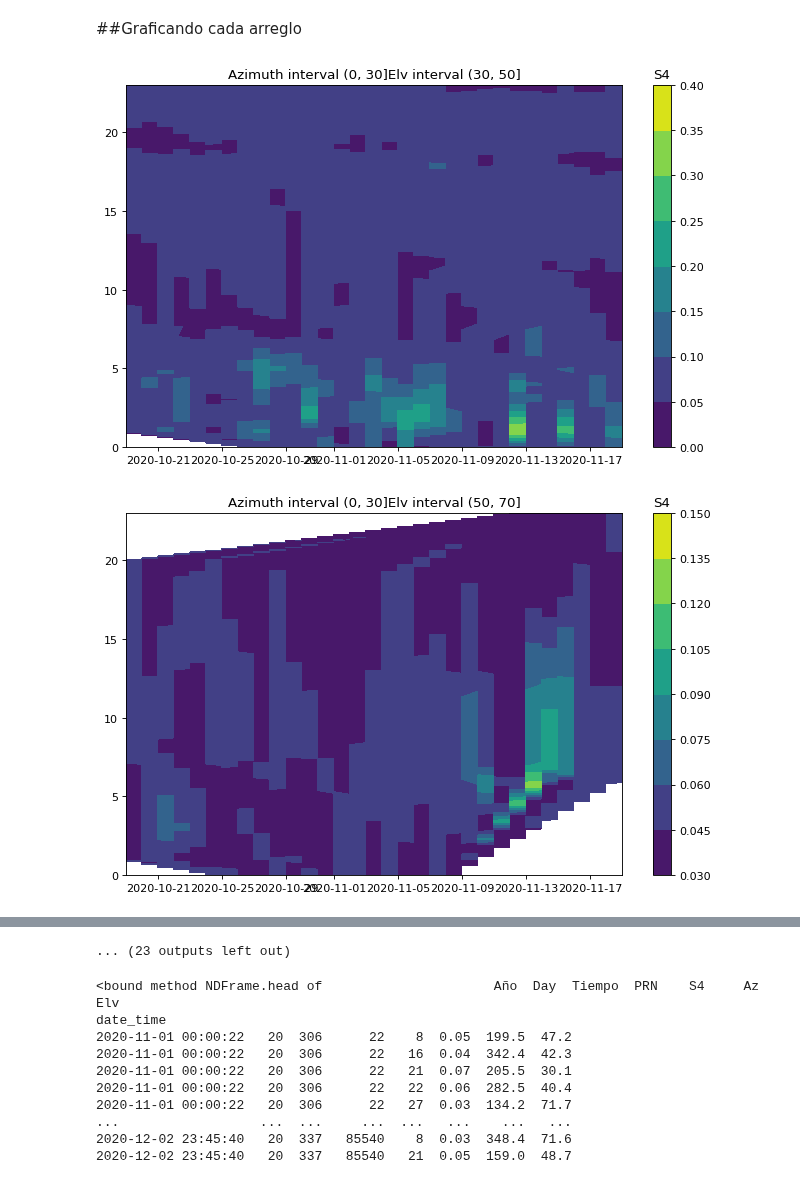
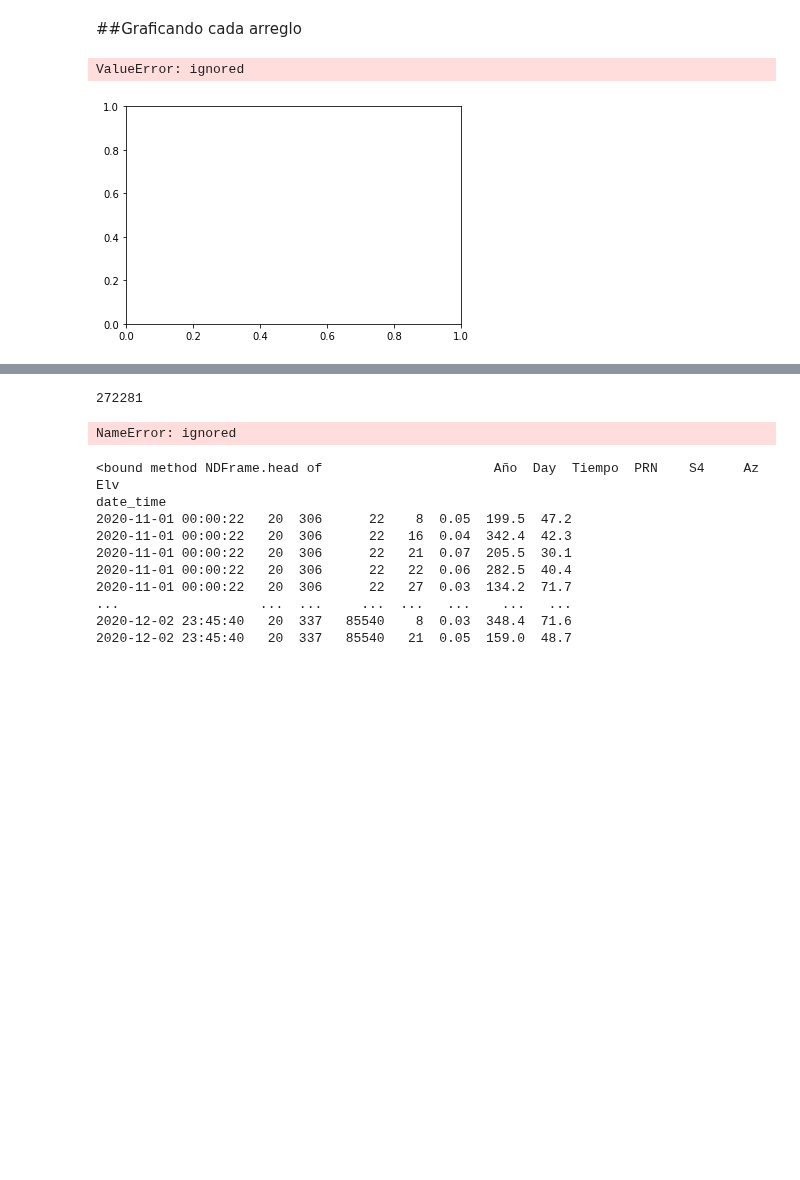
Before and after one commit to georgesteve/Research-Assitant-ML-ROJ, a Jupyter notebook: Grafico_de_S4_heatmap.ipynb, the cells around one changed output, grey strips where cells are left out. Cells and saved outputs as stored; diff of their text form; code cells hidden in the pictures; blank space fills up the shorter version.

```diff
--- a/Grafico_de_S4_heatmap.ipynb
+++ b/Grafico_de_S4_heatmap.ipynb
@@ -98,34 +98,47 @@ from matplotlib.pyplot import figure
 
 
 
 def plot_S4_hour_day(df,i):
   figure(num=None, figsize=(10, 6), dpi=80, facecolor='w', edgecolor='k')
-  xi = np.linspace(df.index.to_julian_date().min(), df.index.to_julian_date().max(), 2000)
-  yi = np.linspace(df.index.hour.min(), df.index.hour.max(), 2000)
+  xi = np.linspace(df.index.to_julian_date().min(), df.index.to_julian_date().max(), 50)
+  yi = np.linspace(df.index.hour.min(), df.index.hour.max(), 50)
   zi = griddata((df.index.to_julian_date(),df.index.hour),df.S4,(xi[None,:],yi[:,None]),method='linear')
   xij = [jd2jcal(0,v) for v in xi]
   xid = [datetime(x[0],x[1],x[2]) for x in xij]
   plt.contourf(xid,yi,zi)
   plt.title(i)
   cbar=plt.colorbar()
   cbar.ax.set_title('S4', rotation=360)
   plt.show()
 
+def plot_S4_hour_day_2(df,i):
+  x = df.index.to_julian_date()
+  y = df.index.hour
+  z= df.S4
+  fig, ax = plt.subplots()
+  ax.pcolormesh(x, y, z)
+
+
+
+
 n = 366*24
 df=s4_clean
 #df["z"]=  s4.S4
 #df["x"] = s4.index.date
 #df["y"] = s4.index.day
+
+
+
 
 
 for i, d in m:
   n=d.groupby(pd.cut(d["Elv"], np.arange(30, 91, 20)))
   #m=s4_clean.groupby(pd.cut(s4_clean["Az"], np.arange(0, 361, 30)))
 
   for i1,d1 in n:
     if len(d1)!=0:
         label='Azimuth interval '+str(i)+'Elv interval '+str(i1)
         plot_S4_hour_day(d1,label)
 # %% [output]
+ValueError: ignored
-[figure, old version]
+[figure, new version]
-[figure, removed]
@@ -142,4 +145,24 @@ for i, d in m:
-... (23 outputs left out)
+# %%
+x = df.index.to_julian_date()
+y = df.index.hour
+l = min(len(x), len(y))
+print(l)
+
+X,Y = np.meshgrid(x,y)
+
+intn_array = np.zeros(x.shape)
+for i in range(l):
+    intn_array[i, i] =df.S4[i]
+z = intn_array
+
+fig, ax = plt.subplots()
+ax.pcolormesh(X, Y, z)
+# %% [output]
+272281
+# %%
+df.S4[0]
+# %% [output]
+NameError: ignored
 # %%
 df.head
 # %% [output]
```
Also changed, not shown: parts of 1 cell of this notebook.
